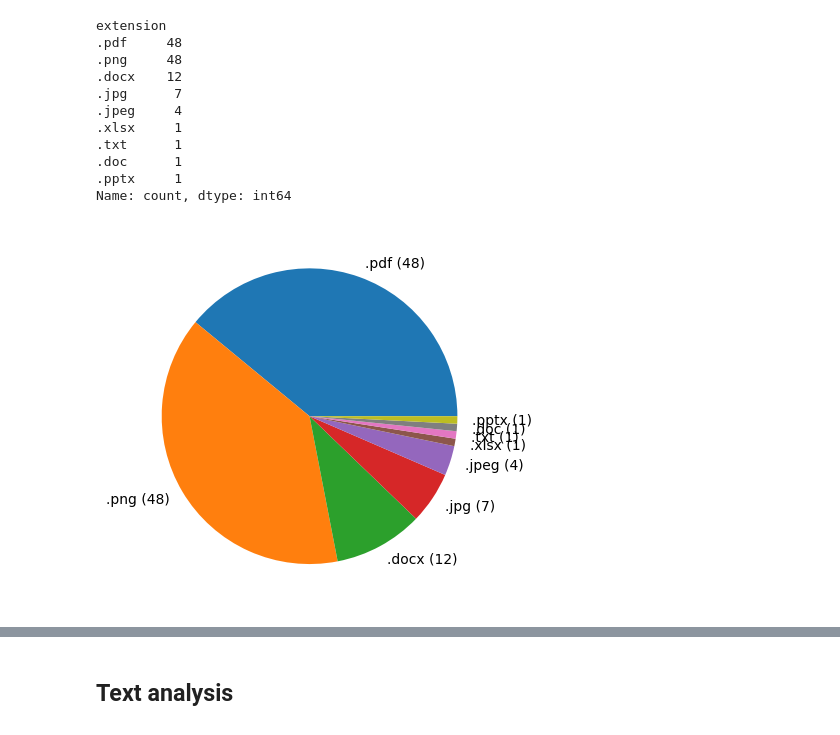
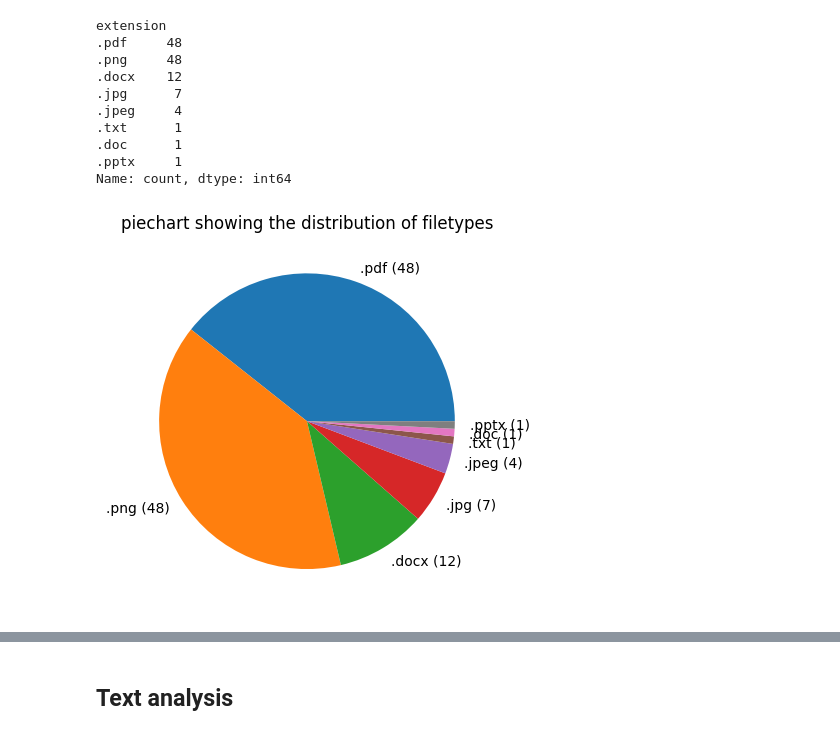
Before and after one commit to erjbroek/llm-water-technology, a Jupyter notebook: data_understanding.ipynb, the cells around one changed output, grey strips where cells are left out. Drawn from its saved outputs; the diff is of its cells as text; code cells hidden in the pictures.

```diff
--- a/data_understanding.ipynb
+++ b/data_understanding.ipynb
@@ -36,21 +51,21 @@ files_df
 # %%
 files_valeucounts = files_df['extension'].value_counts()
 print(files_valeucounts)
 plt.pie(files_valeucounts, labels=[f"{extension} ({count})" for extension, count in zip(files_valeucounts.index, files_valeucounts.values)])
+plt.title('piechart showing the distribution of filetypes')
 plt.show()
 # %% [output]
 extension
 .pdf     48
 .png     48
 .docx    12
 .jpg      7
 .jpeg     4
-.xlsx     1
 .txt      1
 .doc      1
 .pptx     1
 Name: count, dtype: int64
-[figure, old version]
+[figure, new version]
 # %%
 text_documents = files_df[files_df.extension.isin(['.pdf', '.docx', '.doc', '.txt', '.pptx', '.xlsx'])]
 images = files_df[files_df.extension.isin(['.png', '.jpg', '.jpeg'])]
```
Also changed, not shown: parts of 15 cells of this notebook, 2 other files.
